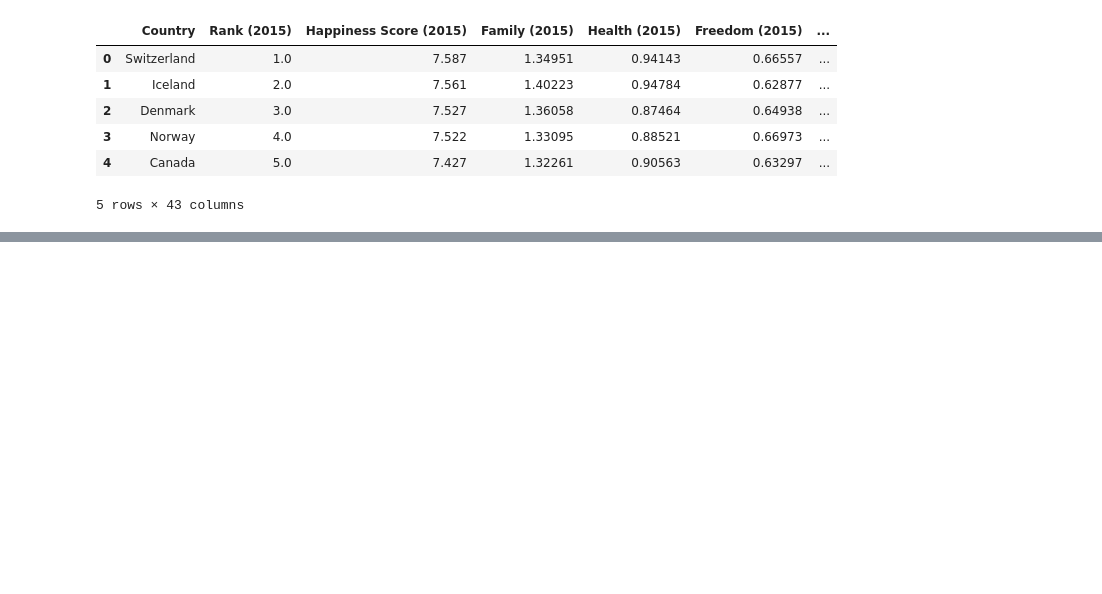
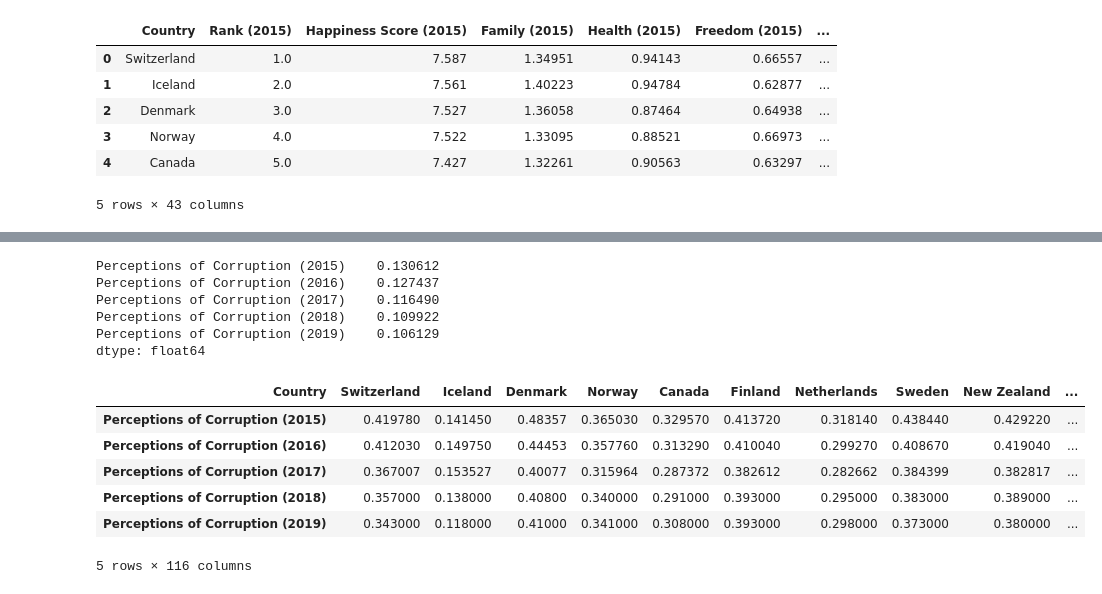
Before and after one commit to tvaughn905/Project-1, a Jupyter notebook: Perceptions_of_corruption.ipynb, the cells around one changed output, grey strips where cells are left out. Saved outputs shown, nothing was run; the diff lists cells and outputs as text; code cells hidden in the pictures; blank space fills up the shorter version.

```diff
--- a/Perceptions_of_corruption.ipynb
+++ b/Perceptions_of_corruption.ipynb
@@ -237,3 +286,24 @@ Perceptions_of_Corruption_df.head()
 | 2 | Denmark | 0.48357 | 0.44453 | 0.400770 | 0.408 | ... |
 | 3 | Norway | 0.36503 | 0.35776 | 0.315964 | 0.340 | ... |
 | 4 | Canada | 0.32957 | 0.31329 | 0.287372 | 0.291 | ... |
+# %%
+year_mean = Perceptions_of_Corruption_df.mean()
+year_mean
+# %% [output]
+Perceptions of Corruption (2015)    0.130612
+Perceptions of Corruption (2016)    0.127437
+Perceptions of Corruption (2017)    0.116490
+Perceptions of Corruption (2018)    0.109922
+Perceptions of Corruption (2019)    0.106129
+dtype: float64
+# %%
+Perceptions_of_Corruption_Flipped_df = Perceptions_of_Corruption_df.set_index("Country").T
+Perceptions_of_Corruption_Flipped_df
+# %% [output]
+| Country | Switzerland | Iceland | Denmark | Norway | Canada | Finland | Netherlands | Sweden | New Zealand | ... |
+| Perceptions of Corruption (2015) | 0.419780 | 0.141450 | 0.48357 | 0.365030 | 0.329570 | 0.413720 | 0.318140 | 0.438440 | 0.429220 | ... |
+| Perceptions of Corruption (2016) | 0.412030 | 0.149750 | 0.44453 | 0.357760 | 0.313290 | 0.410040 | 0.299270 | 0.408670 | 0.419040 | ... |
+| Perceptions of Corruption (2017) | 0.367007 | 0.153527 | 0.40077 | 0.315964 | 0.287372 | 0.382612 | 0.282662 | 0.384399 | 0.382817 | ... |
+| Perceptions of Corruption (2018) | 0.357000 | 0.138000 | 0.40800 | 0.340000 | 0.291000 | 0.393000 | 0.295000 | 0.383000 | 0.389000 | ... |
+| Perceptions of Corruption (2019) | 0.343000 | 0.118000 | 0.41000 | 0.341000 | 0.308000 | 0.393000 | 0.298000 | 0.373000 | 0.380000 | ... |
+5 rows × 116 columns
```
Also changed, not shown: parts of 6 cells of this notebook.
